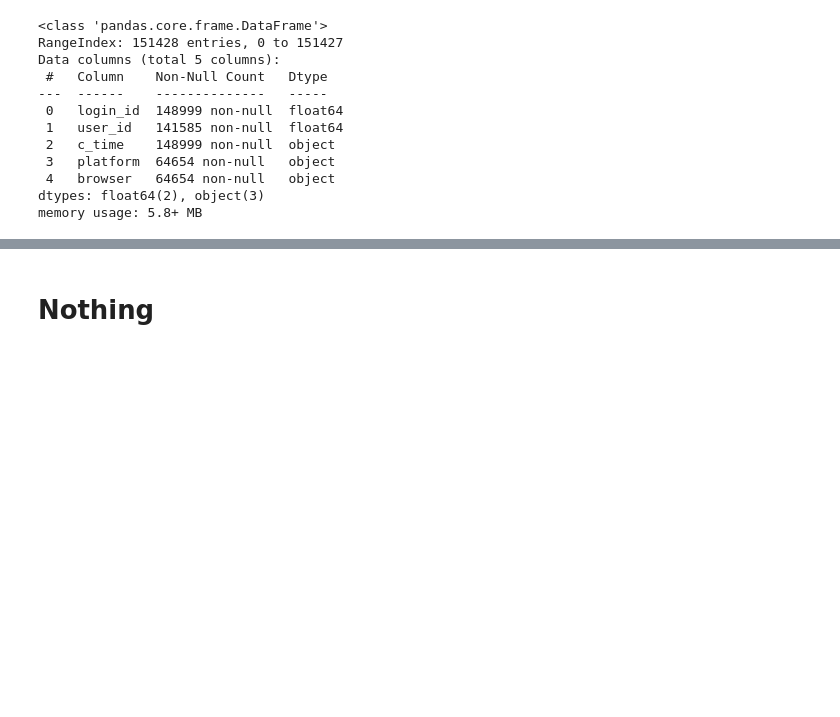
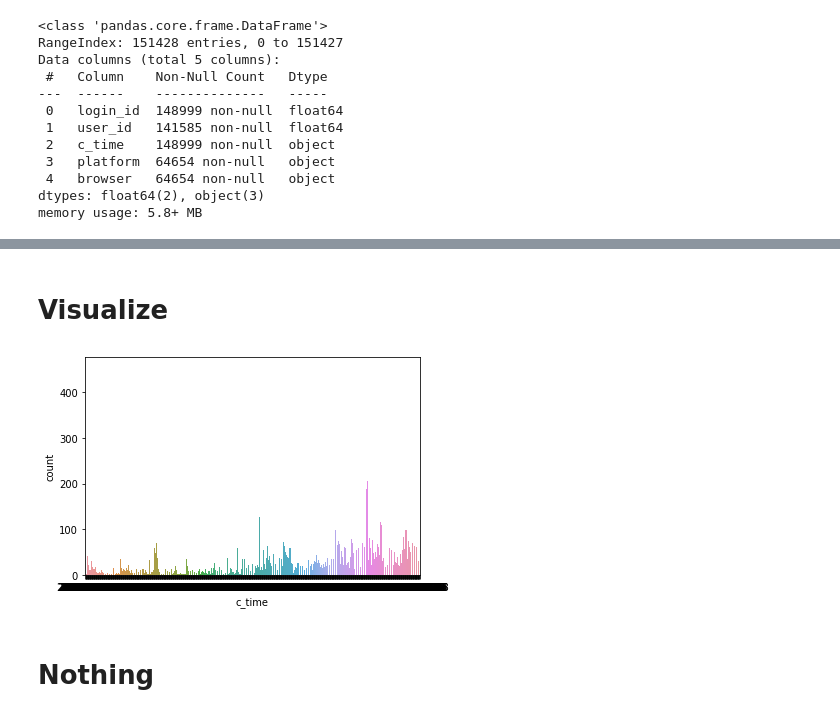
Before and after one commit to hundredeuk2/python, a Jupyter notebook: Dacon/2020DATACONCUP/FirstTry.ipynb, the cells around one changed output, grey strips where cells are left out. Drawn from its saved outputs; the diff is of its cells as text; code cells hidden in the pictures; blank space fills up the shorter version.

```diff
--- a/Dacon/2020DATACONCUP/FirstTry.ipynb
+++ b/Dacon/2020DATACONCUP/FirstTry.ipynb
@@ -244,3 +260,10 @@ user_df.head()
+# %% [markdown]
+# Visualize
+# %%
+sns.countplot(data=user_df, x='c_time')
+plt.show()
+# %% [output]
+[figure, added]
 # %% [markdown]
 # Nothing
 # %%
```
Also changed, not shown: parts of 14 cells of this notebook.
